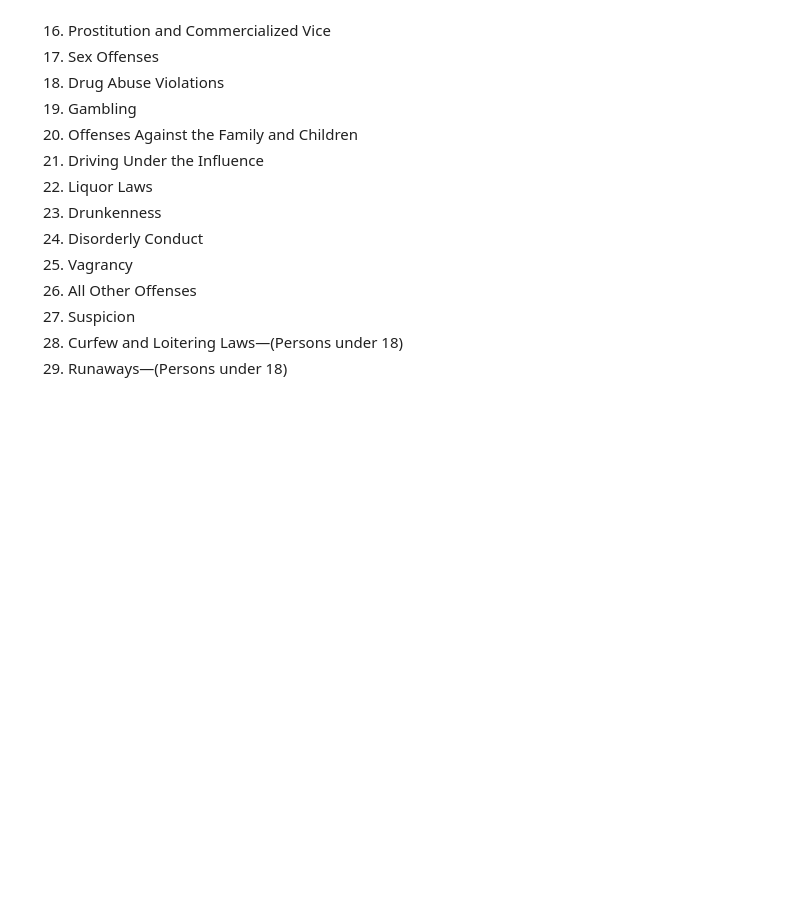
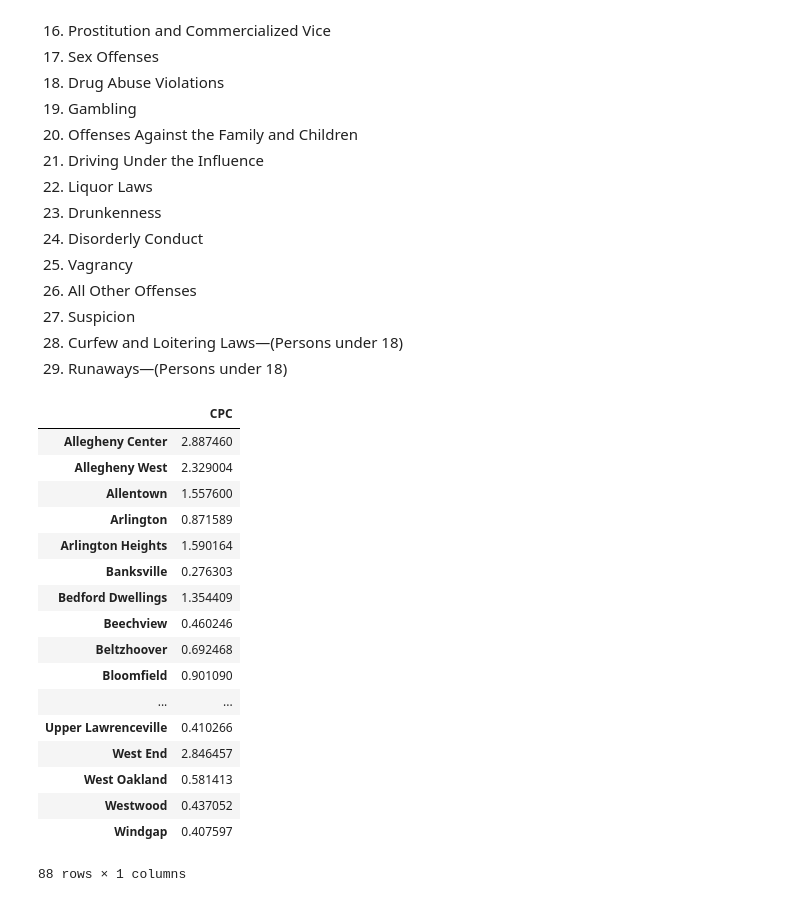
Before and after one commit to AlexHaskovec/final-project, a Jupyter notebook: notebook.ipynb, the cells around one changed output. Cells and saved outputs as stored; diff of their text form; code cells hidden in the pictures; blank space fills up the shorter version.

```diff
--- a/notebook.ipynb
+++ b/notebook.ipynb
@@ -36,29 +36,49 @@
 # %%
 import pandas as pd
 
 crimes = pd.read_csv("crime.csv")
 census = pd.read_csv("population-density.csv")
 
 scores = { i : 0 for i in census["Neighborhood"].tolist() }
 
 
 for i in range(len(crimes)):
     try:
         if crimes["HIERARCHY"][i] < 9:
             scores[crimes["INCIDENTNEIGHBORHOOD"][i]] += 2
         else:
             scores[crimes["INCIDENTNEIGHBORHOOD"][i]] += 1
     except:
         pass
 
 big_hoods = scores.copy()
 
 for i in range(len(census)):
     scores[census["Neighborhood"][i]] = scores[census["Neighborhood"][i]] / int(census["Pop. 2010"][i])
     big_hoods[census["Neighborhood"][i]] = big_hoods[census["Neighborhood"][i]] / int(census["Pop. 2010"][i])
 
     if int(census["Pop. 2010"][i]) < 100:
         big_hoods.pop(census["Neighborhood"][i])
 
-scores = pd.DataFrame.from_dict(scores, orient='index')
-big_hoods = pd.DataFrame.from_dict(big_hoods, orient='index')
+scores = pd.DataFrame.from_dict(scores, orient='index', columns=["CPC"])
+big_hoods = pd.DataFrame.from_dict(big_hoods, orient='index', columns=["CPC"])
+big_hoods
+# %% [output]
+|  | CPC |
+| Allegheny Center | 2.887460 |
+| Allegheny West | 2.329004 |
+| Allentown | 1.557600 |
+| Arlington | 0.871589 |
+| Arlington Heights | 1.590164 |
+| Banksville | 0.276303 |
+| Bedford Dwellings | 1.354409 |
+| Beechview | 0.460246 |
+| Beltzhoover | 0.692468 |
+| Bloomfield | 0.901090 |
+| ... | ... |
+| Upper Lawrenceville | 0.410266 |
+| West End | 2.846457 |
+| West Oakland | 0.581413 |
+| Westwood | 0.437052 |
+| Windgap | 0.407597 |
+88 rows × 1 columns
```
Also changed, not shown: parts of 3 cells of this notebook, 1 other file.
